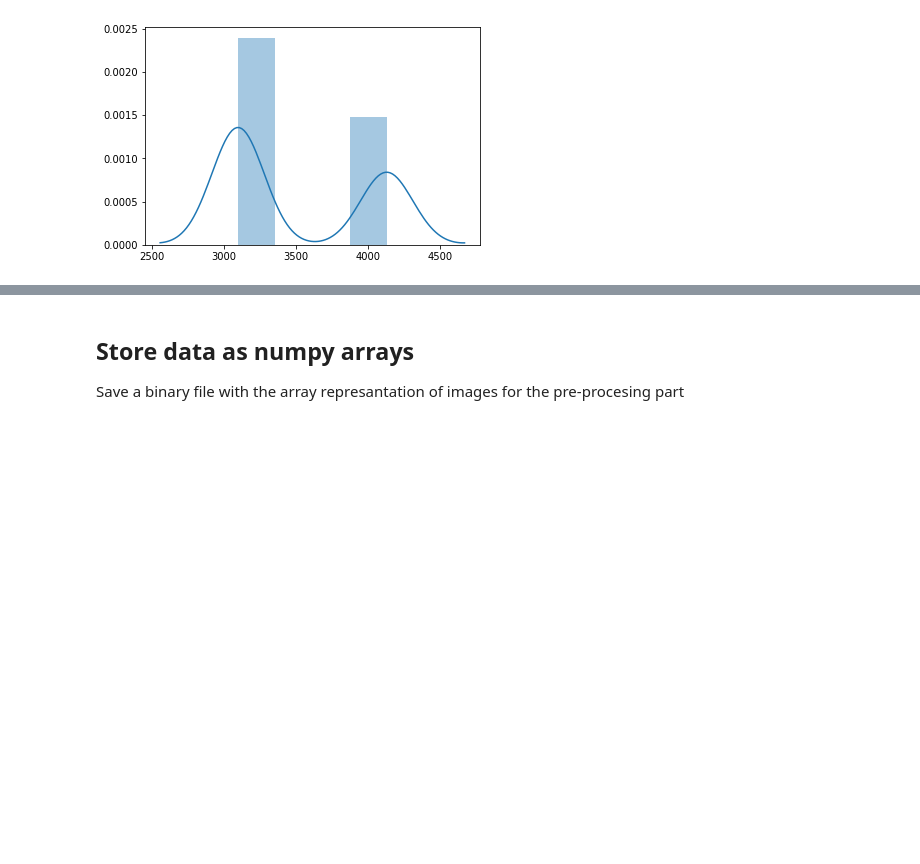
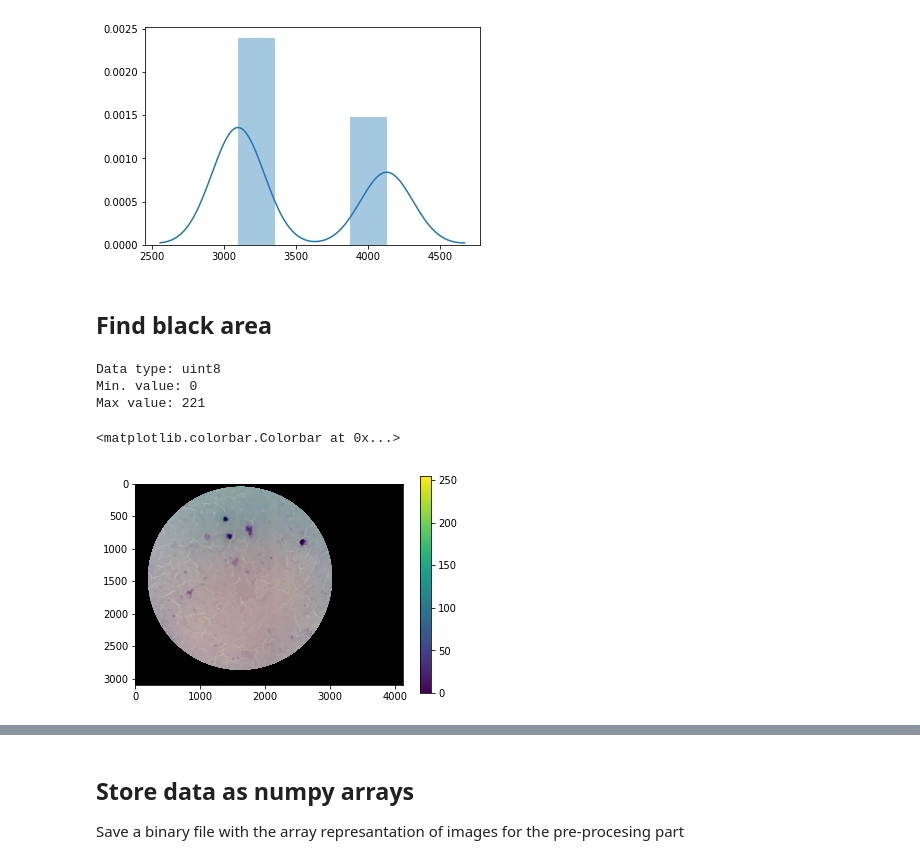
Before and after one commit to ErickDiaz/bioinformatic_thesis_project, a Jupyter notebook: code/data-exploration/data_exploration.ipynb, the cells around one changed output, grey strips where cells are left out. Saved outputs shown, nothing was run; the diff lists cells and outputs as text; code cells hidden in the pictures; blank space fills up the shorter version.

Commit message:
update on data exploration

```diff
--- a/code/data-exploration/data_exploration.ipynb
+++ b/code/data-exploration/data_exploration.ipynb
@@ -133,3 +133,21 @@ sns.distplot(widths)
 # %% [output]
 <matplotlib.axes._subplots.AxesSubplot at 0x...>
 [figure]
+# %% [markdown]
+## Find black area
+# %%
+im = train_images[7]
+
+print('Data type:', im.dtype)
+print('Min. value:', im.min())
+print('Max value:', im.max())
+
+
+plt.imshow(im, vmin=0, vmax=255)
+plt.colorbar()
+# %% [output]
+Data type: uint8
+Min. value: 0
+Max value: 221
+<matplotlib.colorbar.Colorbar at 0x...>
+[figure, added]
```
Also changed, not shown: parts of 16 cells of this notebook.
